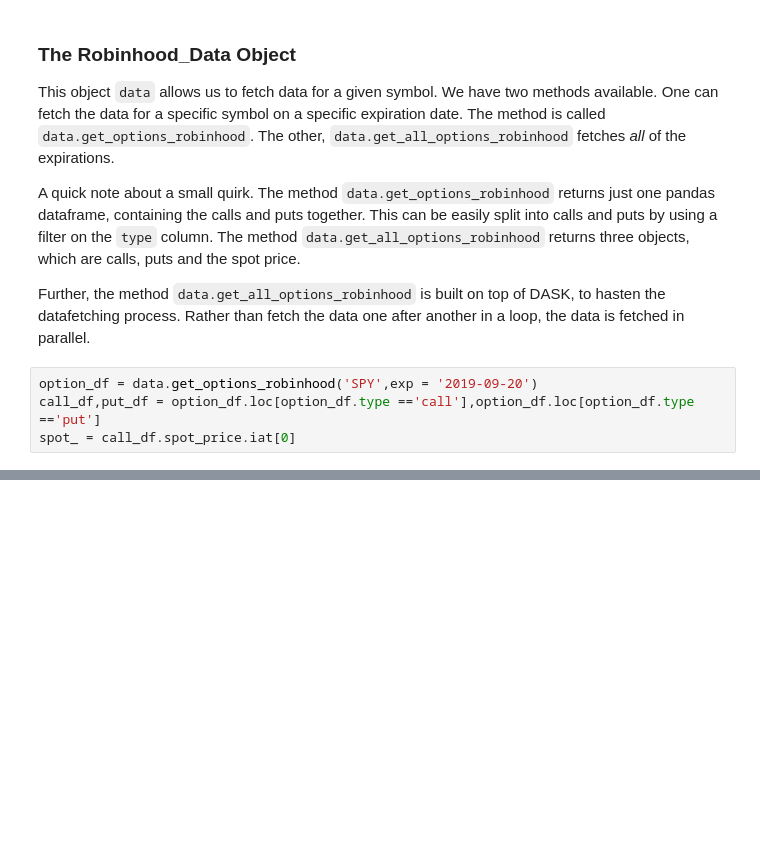
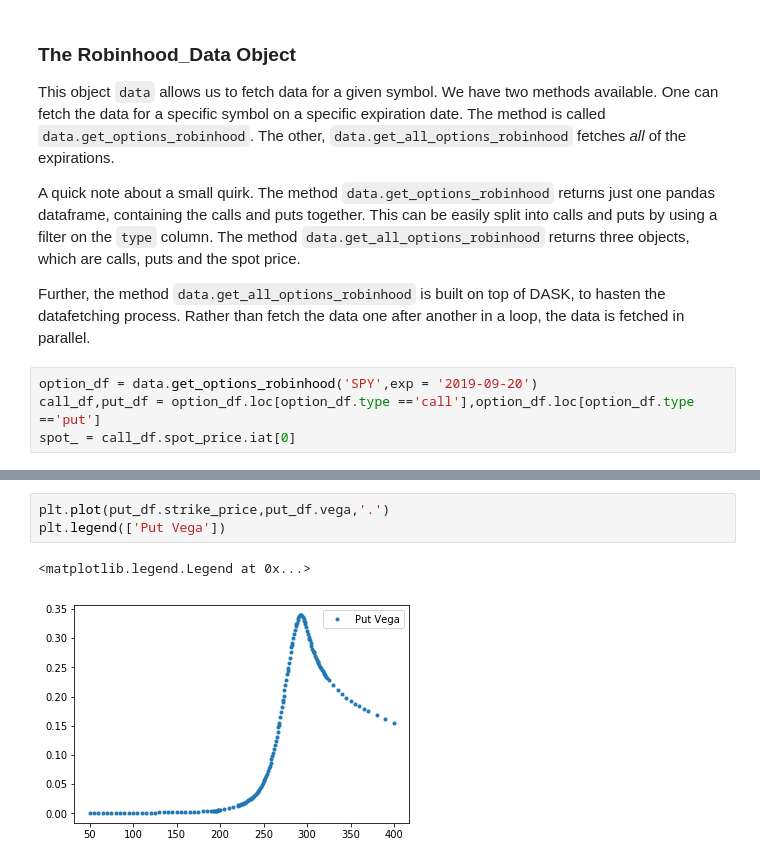
Before and after one commit to thaversang/Fat-Tailed-Option-Model, a Jupyter notebook: Tutorial.ipynb, the cells around one changed output, grey strips where cells are left out. Drawn from its saved outputs; the diff is of its cells as text; blank space fills up the shorter version.

```diff
--- a/Tutorial.ipynb
+++ b/Tutorial.ipynb
@@ -142,0 +81,6 @@ normal_prices.plot()
+# %%
+plt.plot(put_df.strike_price,put_df.vega,'.')
+plt.legend(['Put Vega'])
+# %% [output]
+<matplotlib.legend.Legend at 0x...>
+[figure, added]
```
Also changed, not shown: parts of 36 cells of this notebook.
